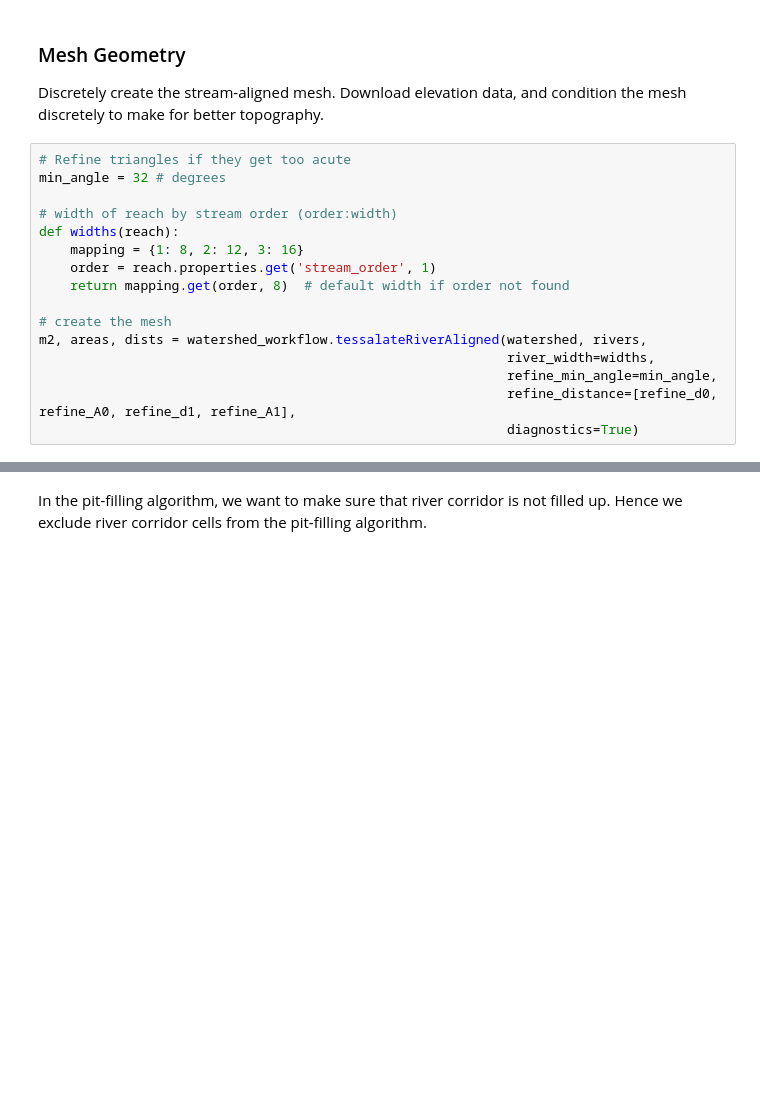
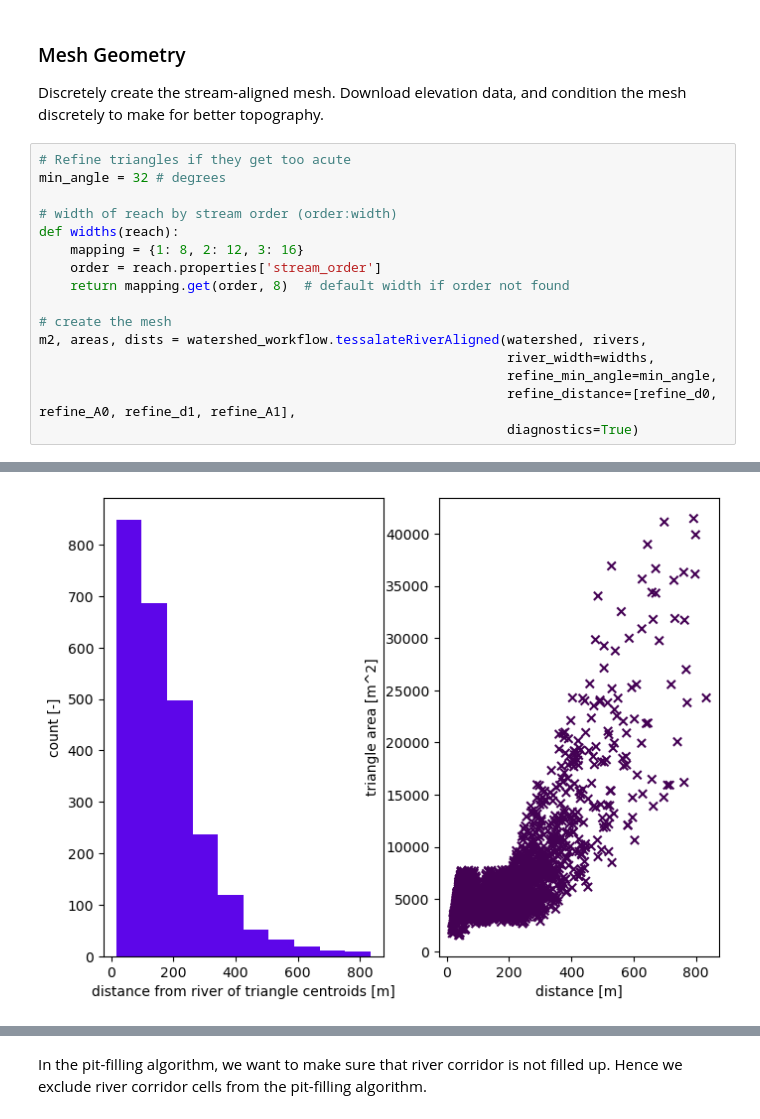
Before and after one commit to environmental-modeling-workflows/watershed-workflow, a Jupyter notebook: examples/Coweeta/coweeta_ats.ipynb, the cells around one changed output, grey strips where cells are left out. Drawn from its saved outputs; the diff is of its cells as text; blank space fills up the shorter version.

```diff
--- a/examples/Coweeta/coweeta_ats.ipynb
+++ b/examples/Coweeta/coweeta_ats.ipynb
@@ -294,7 +346,7 @@ min_angle = 32 # degrees
 # width of reach by stream order (order:width)
 def widths(reach):
     mapping = {1: 8, 2: 12, 3: 16}
-    order = reach.properties.get('stream_order', 1)
+    order = reach.properties['stream_order']
     return mapping.get(order, 8)  # default width if order not found
 
 # create the mesh
@@ -303,3 +355,4 @@ m2, areas, dists = watershed_workflow.tessalateRiverAligned(watershed, rivers,
                                                             refine_min_angle=min_angle,
                                                             refine_distance=[refine_d0, refine_A0, refine_d1, refine_A1],
                                                             diagnostics=True)
+# %% [output]
@@ -306,3 +376,4 @@ m2, areas, dists = watershed_workflow.tessalateRiverAligned(watershed, rivers,
+[figure, added]
 # %%
 # get a raster for the elevation map, based on 3DEP
 dem = sources['DEM'].getDataset(watershed.exterior.buffer(100), watershed.crs)['dem']
```
Also changed, not shown: parts of 22 cells of this notebook, 1 other file.
